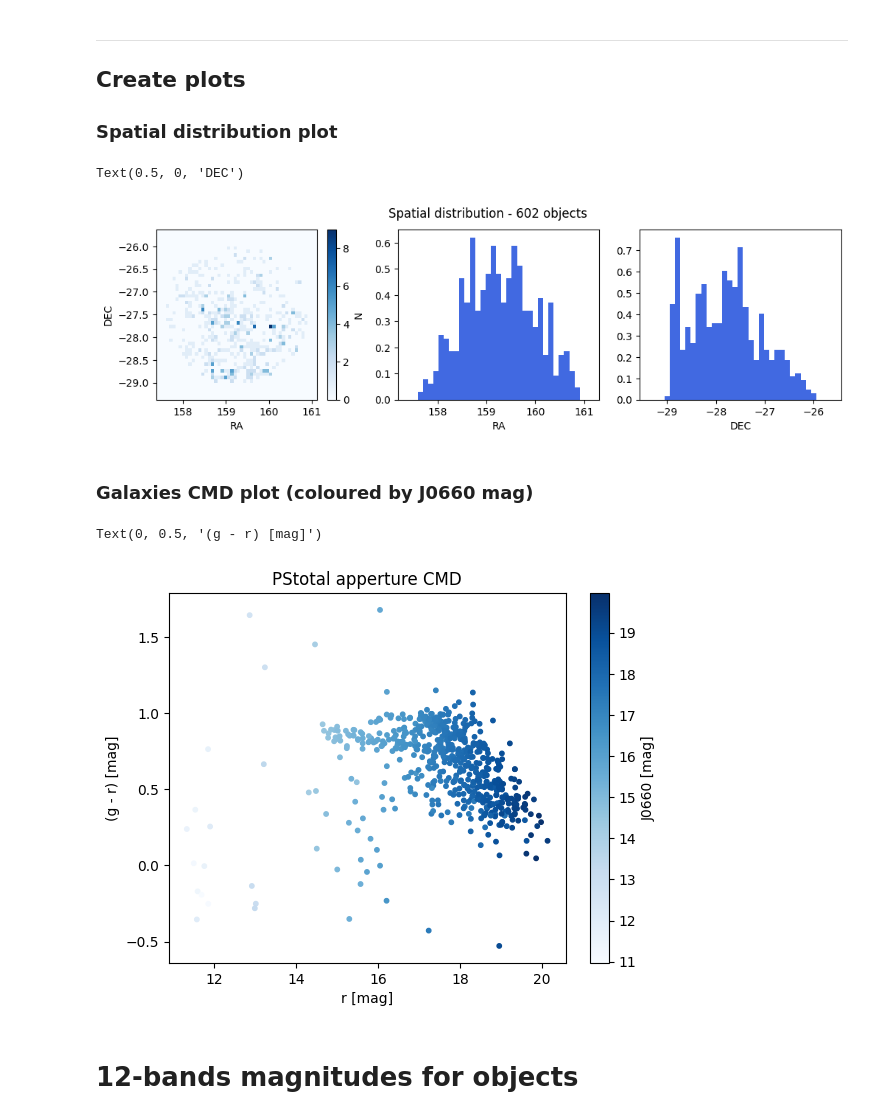
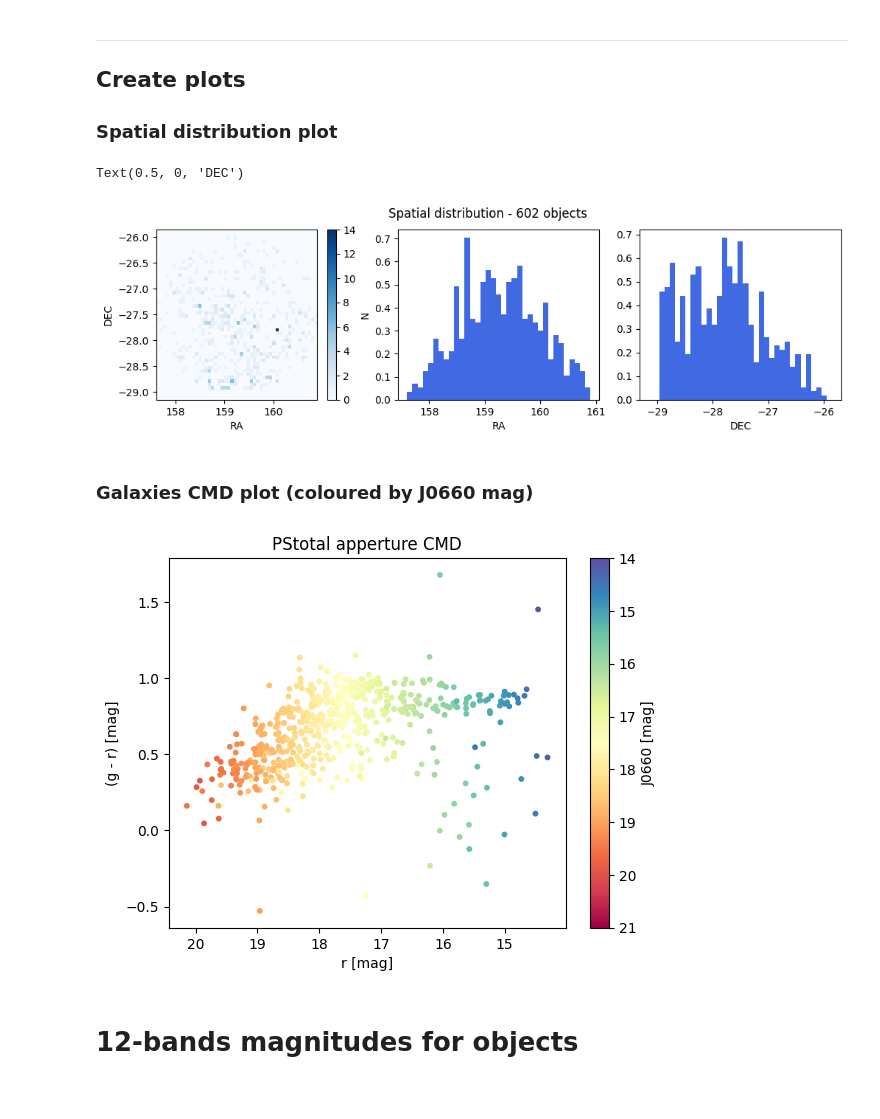
Before and after one commit to felipefer42/XLVII_SAB_workshop, a Jupyter notebook: content/hands-on/1st_science_case_solution.ipynb, the cells around one changed output. Cells and saved outputs as stored; diff of their text form; code cells hidden in the pictures.

```diff
--- a/content/hands-on/1st_science_case_solution.ipynb
+++ b/content/hands-on/1st_science_case_solution.ipynb
@@ -150,8 +155,8 @@ f.suptitle(f'Spatial distribution - {N} objects')
 ra = objects_table['RA_dual']
 dec = objects_table['DEC_dual']
 x = cone_radius/3600
-ra_range = cone_center_coord[0]+np.array([-1.25*x, 1.25*x])
-dec_range = cone_center_coord[1]+np.array([-1.25*x, 1.25*x])
+ra_range = cone_center_coord[0]+np.array([-1.1*x, 1.1*x])
+dec_range = cone_center_coord[1]+np.array([-1.1*x, 1.1*x])
 _, _, _, im1 = ax1.hist2d(ra, dec, bins=50, range=[ra_range, dec_range], cmap='Blues')
 ax1.set_xlabel('RA')
 ax1.set_ylabel('DEC')
@@ -163,24 +168,31 @@ ax3.hist(dec, bins=35, range=dec_range, density=True, color='royalblue', histtyp
 ax3.set_xlabel('DEC')
 # %% [output]
 Text(0.5, 0, 'DEC')
-[figure, old version]
+[figure, new version]
 # %% [markdown]
 ### Galaxies CMD plot (coloured by J0660 mag)
 # %%
 x = objects_table[f'r_{apperture}_dual']
-y = objects_table[f'g_{apperture}_dual'] - x
+y = objects_table[f'g_{apperture}_dual'] - objects_table[f'r_{apperture}_dual']
 z = objects_table[f'J0660_{apperture}_dual']
 
+# keep magnitudes between 21 and 14
+mask = np.ones(x.shape, dtype='bool')
+for band in ['r', 'g', 'J0660']:
+    mask = np.bitwise_and(mask, objects_table[f'{band}_{apperture}_dual'] > 14)
+    mask = np.bitwise_and(mask, objects_table[f'{band}_{apperture}_dual'] < 21)
+
 f, ax = plt.subplots()
-im = ax.scatter(x, y, c=z, s=10, cmap='Blues')
+im = ax.scatter(x[mask], y[mask], c=z[mask], s=10, cmap='Spectral_r', vmin=14, vmax=21)
 ax.set_title(f'{apperture} apperture CMD')
 cax = plt.colorbar(im, ax=ax)
 cax.ax.set_ylabel('J0660 [mag]')
+cax.ax.invert_yaxis()
 ax.set_xlabel(f'r [mag]')
 ax.set_ylabel(f'(g - r) [mag]')
+ax.invert_xaxis()
 # %% [output]
-Text(0, 0.5, '(g - r) [mag]')
-[figure, old version]
+[figure, new version]
 # %% [markdown]
 # 12-bands magnitudes for objects
 # %%
```
Also changed, not shown: parts of 3 cells of this notebook.
